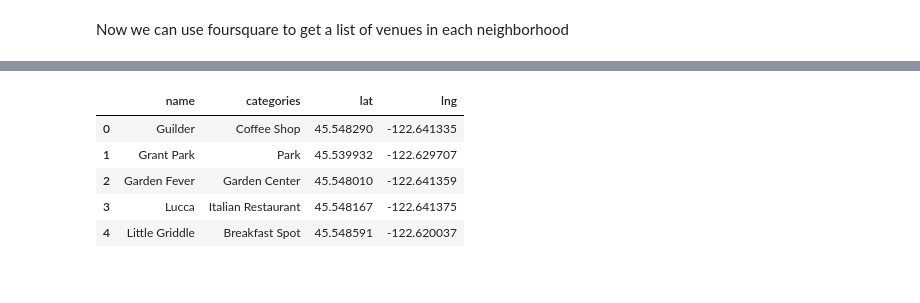
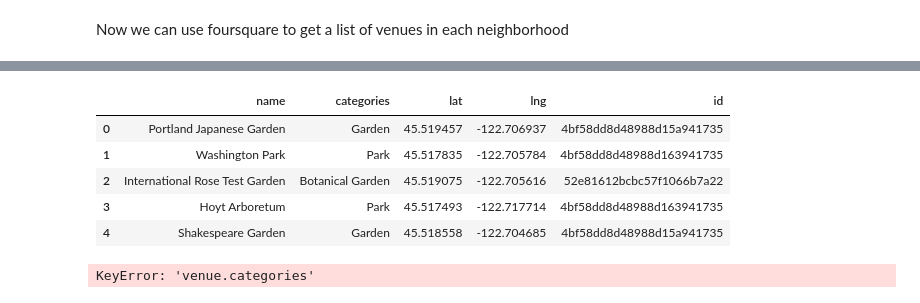
Before and after one commit to ExtraLime/Coursea_Capstone, a Jupyter notebook: pdx.ipynb, the cells around one changed output, grey strips where cells are left out. Cells and saved outputs as stored; diff of their text form; code cells hidden in the pictures.

```diff
--- a/pdx.ipynb
+++ b/pdx.ipynb
@@ -624,0 +793,8 @@ results = requests.get(url).json()
+# %%
+pdx_onehot.drop(pdx_onehot.columns[246],axis=1,inplace=True)
+# %%
+pdx_onehot.insert(0,'Neighborhood', real_test['Neighborhood'])
+# %%
+#group by neighborhood and get mean frequency of each category
+pdx_grouped = pdx_onehot.groupby('Neighborhood').mean().reset_index()
+pdx_grouped
@@ -624,0 +893,10 @@ results = requests.get(url).json()
+# %%
+#Use silhouette score to determine best number of clusters
+from sklearn.metrics import silhouette_score
+from sklearn.cluster import KMeans
+
+pdx_grouped_clustering = pdx_grouped.drop('Neighborhood', 1)
+
+for i in range(2,10):
+    kmeans = KMeans(n_clusters=i, random_state=0).fit(pdx_grouped_clustering)
+    print('N.Clusters= {} -- Sil.Score {}'.format(i,silhouette_score(pdx_grouped_clustering,kmeans.labels_)))
@@ -642,23 +940,28 @@ def get_category_type(row):
 # %%
 venues = results['response']['groups'][0]['items']
 
-nearby_venues = json_normalize(venues) # flatten JSON
+c_venues = json_normalize(venues) # flatten JSON
+ids = [ c_venues['venue.categories'][i][0]['id'] for i in range(len(c_venues['venue.categories']))]
 
 # filter columns
 filtered_columns = ['venue.name', 'venue.categories', 'venue.location.lat', 'venue.location.lng']
-nearby_venues =nearby_venues.loc[:, filtered_columns]
+c_venues =c_venues.loc[:, filtered_columns]
 
 # filter the category for each row
-nearby_venues['venue.categories'] = nearby_venues.apply(get_category_type, axis=1)
+c_venues['venue.categories'] = c_venues.apply(get_category_type, axis=1)
+# clean columns
+c_venues.columns = [col.split(".")[-1] for col in nearby_venues.columns]
+c_venues['id'] = ids
 
-# clean columns
-nearby_venues.columns = [col.split(".")[-1] for col in nearby_venues.columns]
-
-nearby_venues.head()
+c_venues.head()
 # %% [output]
-|  | name | categories | lat | lng |
-| 0 | Guilder | Coffee Shop | 45.548290 | -122.641335 |
-| 1 | Grant Park | Park | 45.539932 | -122.629707 |
-| 2 | Garden Fever | Garden Center | 45.548010 | -122.641359 |
-| 3 | Lucca | Italian Restaurant | 45.548167 | -122.641375 |
-| 4 | Little Griddle | Breakfast Spot | 45.548591 | -122.620037 |
+|  | name | categories | lat | lng | id |
+| 0 | Portland Japanese Garden | Garden | 45.519457 | -122.706937 | 4bf58dd8d48988d15a941735 |
+| 1 | Washington Park | Park | 45.517835 | -122.705784 | 4bf58dd8d48988d163941735 |
+| 2 | International Rose Test Garden | Botanical Garden | 45.519075 | -122.705616 | 52e81612bcbc57f1066b7a22 |
+| 3 | Hoyt Arboretum | Park | 45.517493 | -122.717714 | 4bf58dd8d48988d163941735 |
+| 4 | Shakespeare Garden | Garden | 45.518558 | -122.704685 | 4bf58dd8d48988d15a941735 |
+# %%
+ids = [ c_venues['venue.categories'][i][0]['id'] for i in range(len(c_venues['venue.categories']))]
+# %% [output]
+KeyError: 'venue.categories'
```
Also changed, not shown: parts of 49 cells of this notebook, 1 other file.
